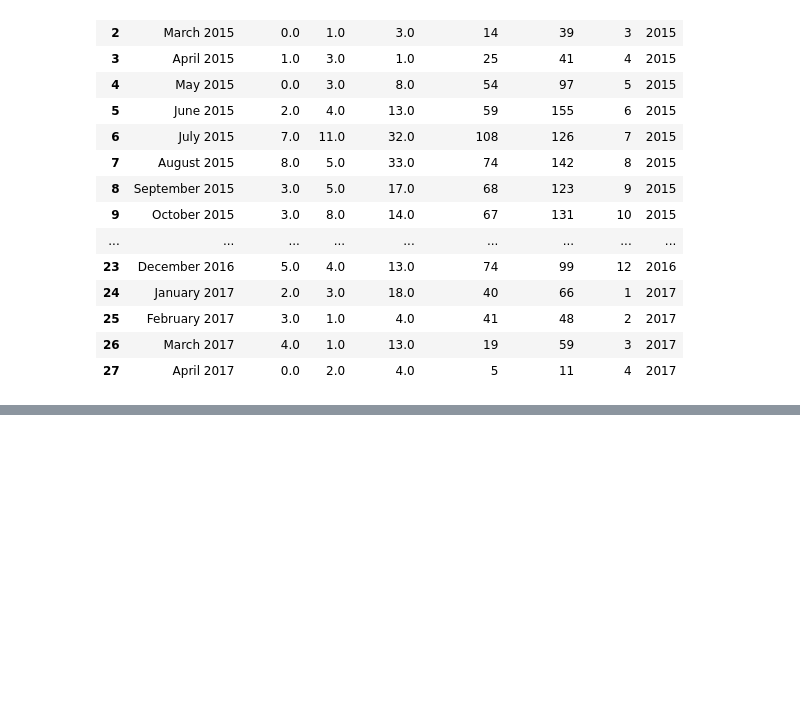
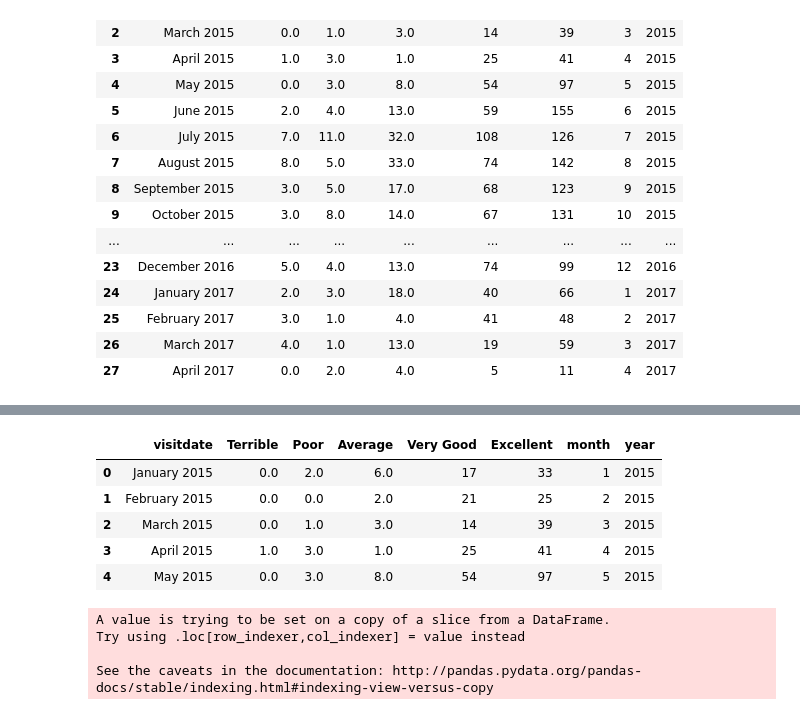
Before and after one commit to tejascphadnis/Tejas-Capstone-Project-Final, a Jupyter notebook: TADataCleanup.ipynb, the cells around one changed output, grey strips where cells are left out. Saved outputs shown, nothing was run; the diff lists cells and outputs as text; code cells hidden in the pictures; blank space fills up the shorter version.

```diff
--- a/TADataCleanup.ipynb
+++ b/TADataCleanup.ipynb
@@ -334,0 +368,11 @@ show(row(area1, area2))
+# %%
+uss_rating_tourist = dill.load(open('uss_rating_final_count.pkd', 'r'))
+# %%
+uss_rating_tourist.head(5)
+# %% [output]
+|  | visitdate | Terrible | Poor | Average | Very Good | Excellent | month | year |
+| 0 | January 2015 | 0.0 | 2.0 | 6.0 | 17 | 33 | 1 | 2015 |
+| 1 | February 2015 | 0.0 | 0.0 | 2.0 | 21 | 25 | 2 | 2015 |
+| 2 | March 2015 | 0.0 | 1.0 | 3.0 | 14 | 39 | 3 | 2015 |
+| 3 | April 2015 | 1.0 | 3.0 | 1.0 | 25 | 41 | 4 | 2015 |
+| 4 | May 2015 | 0.0 | 3.0 | 8.0 | 54 | 97 | 5 | 2015 |
@@ -334,0 +409,17 @@ show(row(area1, area2))
+# %%
+regress = sklearn.linear_model.LinearRegression().fit(
+    X=train[['Terrible', 'Poor', 'Average', 'Very Good', 'Excellent', 'total', 'Tourists', 'sin(year)', 'cos(year)', 'sin(mo)', 'cos(mo)']],
+    y=train['goal'])
+
+test['Predicted_Value'] = regress.predict(X=test[['Terrible', 'Poor', 'Average', 'Very Good', 'Excellent', 'total', 'Tourists', 'sin(year)', 'cos(year)', 'sin(mo)', 'cos(mo)']])
+
+#regress = sklearn.linear_model.LinearRegression().fit(
+#    X=train[['Terrible', 'Poor', 'Average', 'Very Good', 'Excellent', 'total', 'Tourists', 'sin(year)', 'cos(year)', 'sin(mo)', 'cos(mo)']],
+#    y=train['goal'])
+
+#test['Predicted_Value'] = regress.predict(X=test[['Terrible', 'Poor', 'Average', 'Very Good', 'Excellent', 'total', 'Tourists', 'sin(year)', 'cos(year)', 'sin(mo)', 'cos(mo)']])
+# %% [output]
+A value is trying to be set on a copy of a slice from a DataFrame.
+Try using .loc[row_indexer,col_indexer] = value instead
+
+See the caveats in the documentation: http://pandas.pydata.org/pandas-docs/stable/indexing.html#indexing-view-versus-copy
```
Also changed, not shown: parts of 18 cells of this notebook, 4 other files.
